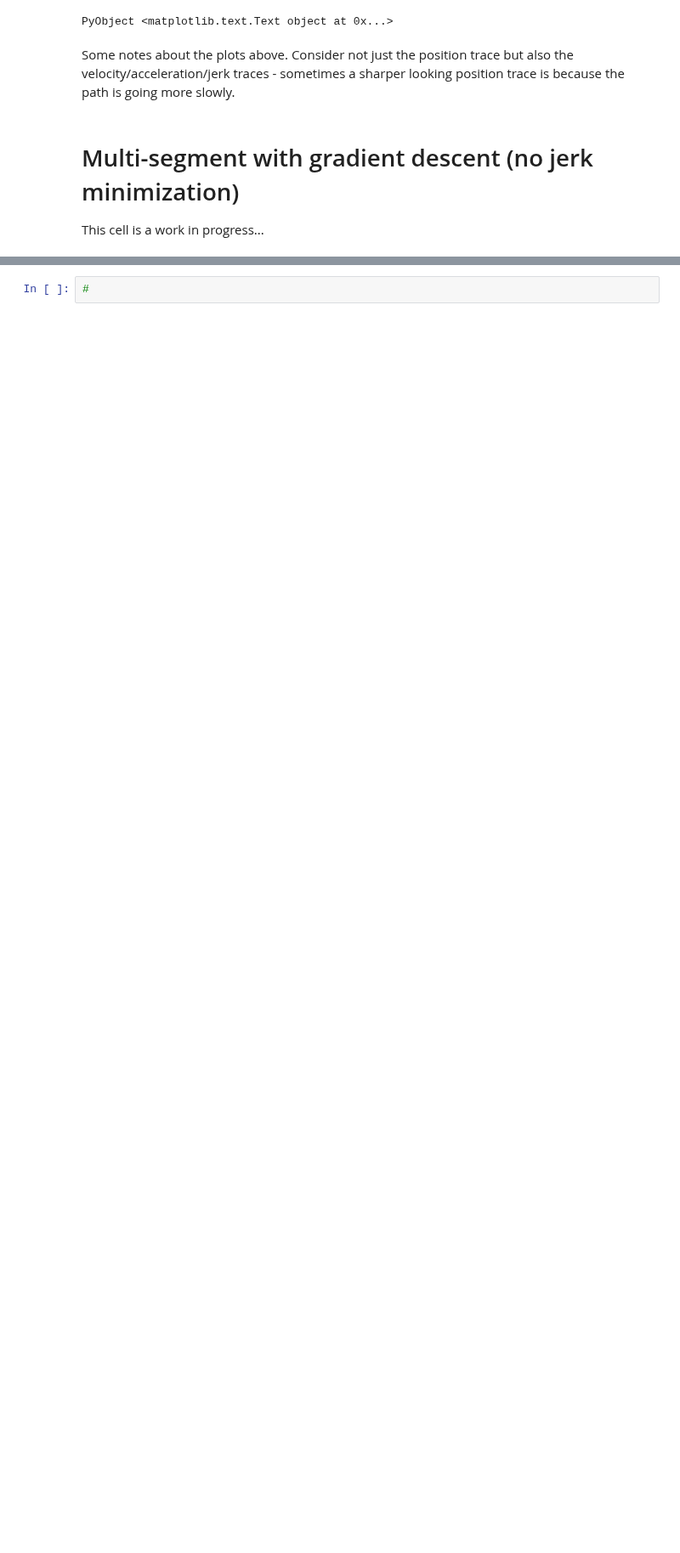
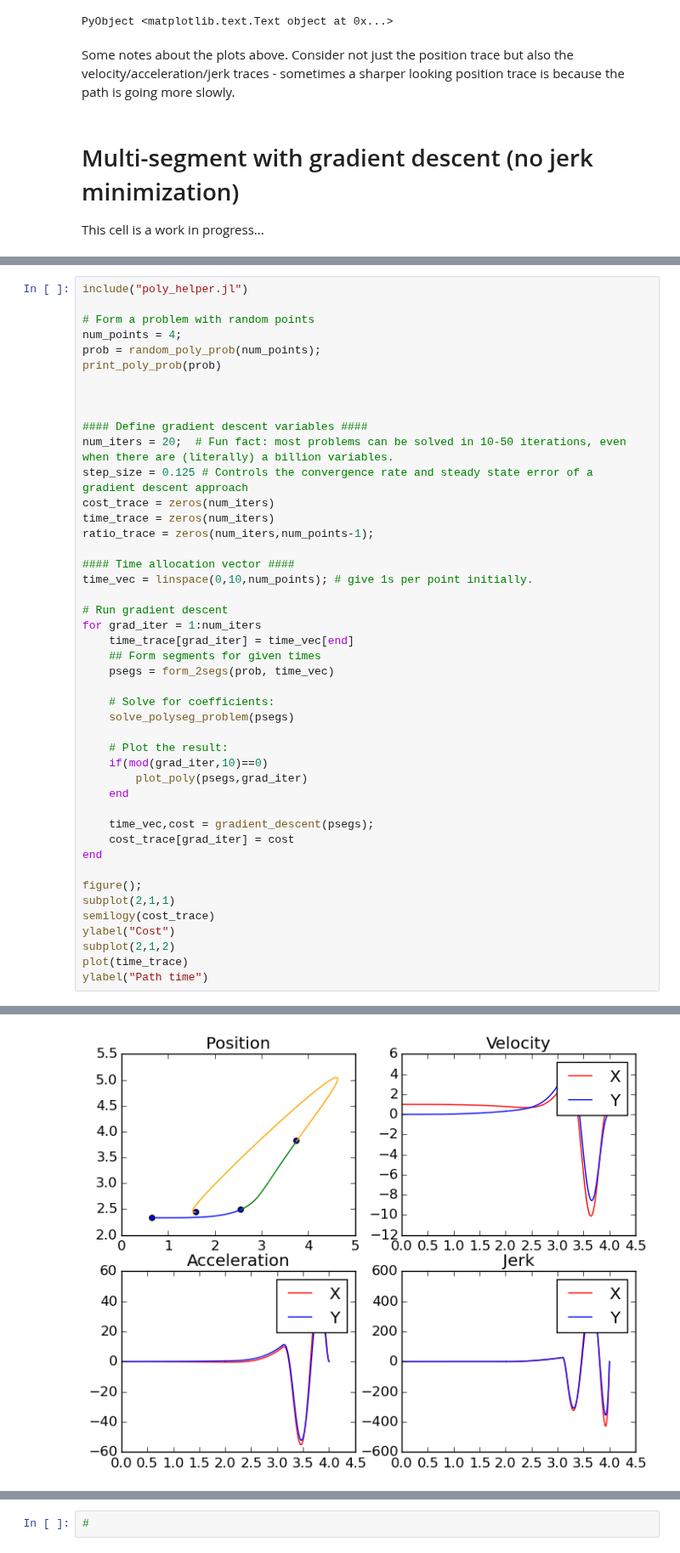
Before and after one commit to stefantj/polynomial-path-smoothing, a Jupyter notebook: notebook.ipynb, the cells around one changed output, grey strips where cells are left out. Shown at 85% size. Saved outputs shown, nothing was run; the diff lists cells and outputs as text; blank space fills up the shorter version.

Commit message:
Added multi-seg gradient section. Not working well for larger paths...

```diff
--- a/notebook.ipynb
+++ b/notebook.ipynb
@@ -785,0 +762,46 @@ Q_coeffs: [0.0,0.0,0.0,1.0,0.0,0.0,0.0,0.0,0.0,0.0,0.0,0.0,0.0]
+# %%
+include("poly_helper.jl")
+
+# Form a problem with random points
+num_points = 4;
+prob = random_poly_prob(num_points);
+print_poly_prob(prob)
+
+
+
+#### Define gradient descent variables ####
+num_iters = 20;  # Fun fact: most problems can be solved in 10-50 iterations, even when there are (literally) a billion variables.
+step_size = 0.125 # Controls the convergence rate and steady state error of a gradient descent approach
+cost_trace = zeros(num_iters)
+time_trace = zeros(num_iters)
+ratio_trace = zeros(num_iters,num_points-1);
+
+#### Time allocation vector ####
+time_vec = linspace(0,10,num_points); # give 1s per point initially.
+
+# Run gradient descent
+for grad_iter = 1:num_iters
+    time_trace[grad_iter] = time_vec[end]
+    ## Form segments for given times
+    psegs = form_2segs(prob, time_vec)
+
+    # Solve for coefficients:
+    solve_polyseg_problem(psegs)
+
+    # Plot the result:
+    if(mod(grad_iter,10)==0)
+        plot_poly(psegs,grad_iter)
+    end
+
+    time_vec,cost = gradient_descent(psegs);
+    cost_trace[grad_iter] = cost
+end
+
+figure();
+subplot(2,1,1)
+semilogy(cost_trace)
+ylabel("Cost")
+subplot(2,1,2)
+plot(time_trace)
+ylabel("Path time")
+# %% [output]
@@ -785,0 +825 @@ Q_coeffs: [0.0,0.0,0.0,1.0,0.0,0.0,0.0,0.0,0.0,0.0,0.0,0.0,0.0]
+[figure, added]
```
Also changed, not shown: parts of 3 cells of this notebook.
